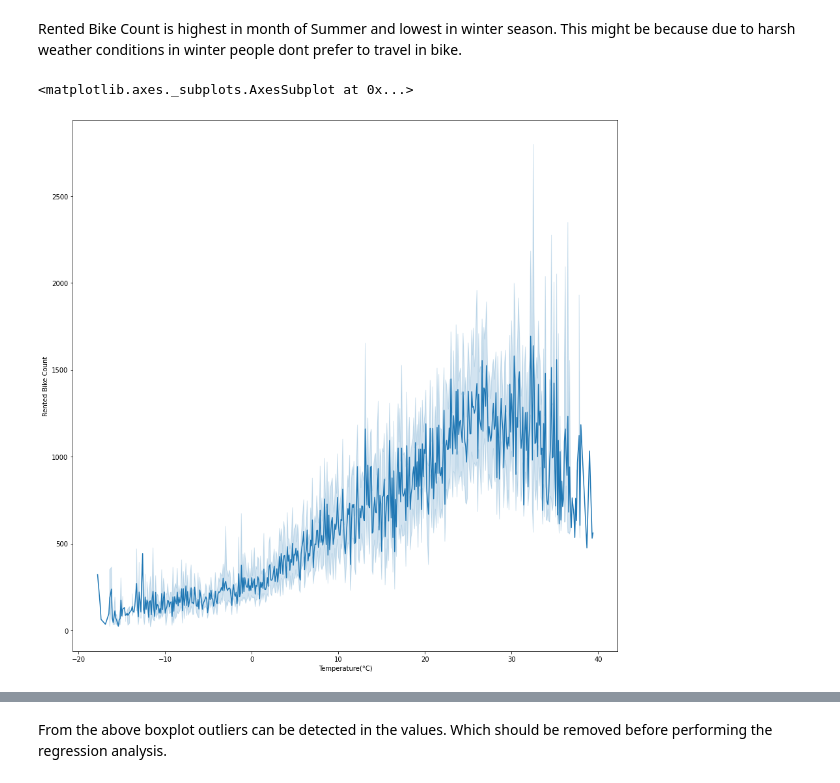
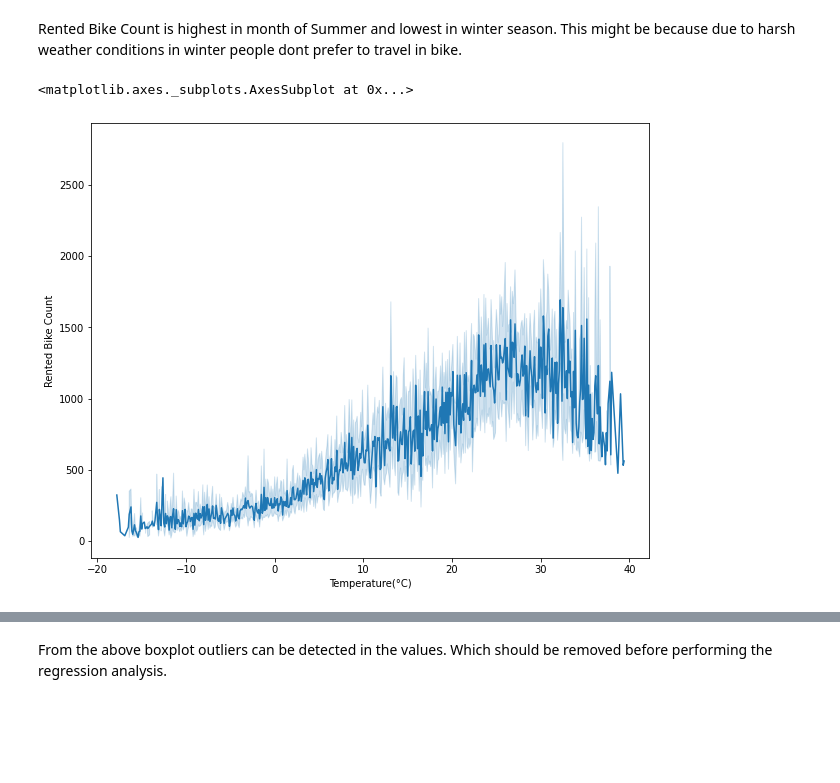
Before and after one commit to SampannaMishra/Bike-Sharing-Demand-Prediction, a Jupyter notebook: Bike_Sharing_Demand_Prediction_Capstone_Project.ipynb, the cells around one changed output, grey strips where cells are left out. Saved outputs shown, nothing was run; the diff lists cells and outputs as text; code cells hidden in the pictures; blank space fills up the shorter version.

```diff
--- a/Bike_Sharing_Demand_Prediction_Capstone_Project.ipynb
+++ b/Bike_Sharing_Demand_Prediction_Capstone_Project.ipynb
@@ -207,8 +220,8 @@ sns.lineplot(data=data, x="Seasons", y="Rented Bike Count")
 # %% [markdown]
 Rented Bike Count is highest in month of Summer and lowest in winter season. This might be because due to harsh weather conditions in winter people dont prefer to travel in bike.
 # %%
-plt.figure(figsize = (15,15))
+plt.figure(figsize = (10,8))
 sns.lineplot(data=data, x="Temperature(°C)", y="Rented Bike Count")
 # %% [output]
 <matplotlib.axes._subplots.AxesSubplot at 0x...>
-[figure, old version]
+[figure, new version]
```
Also changed, not shown: parts of 35 cells of this notebook.
